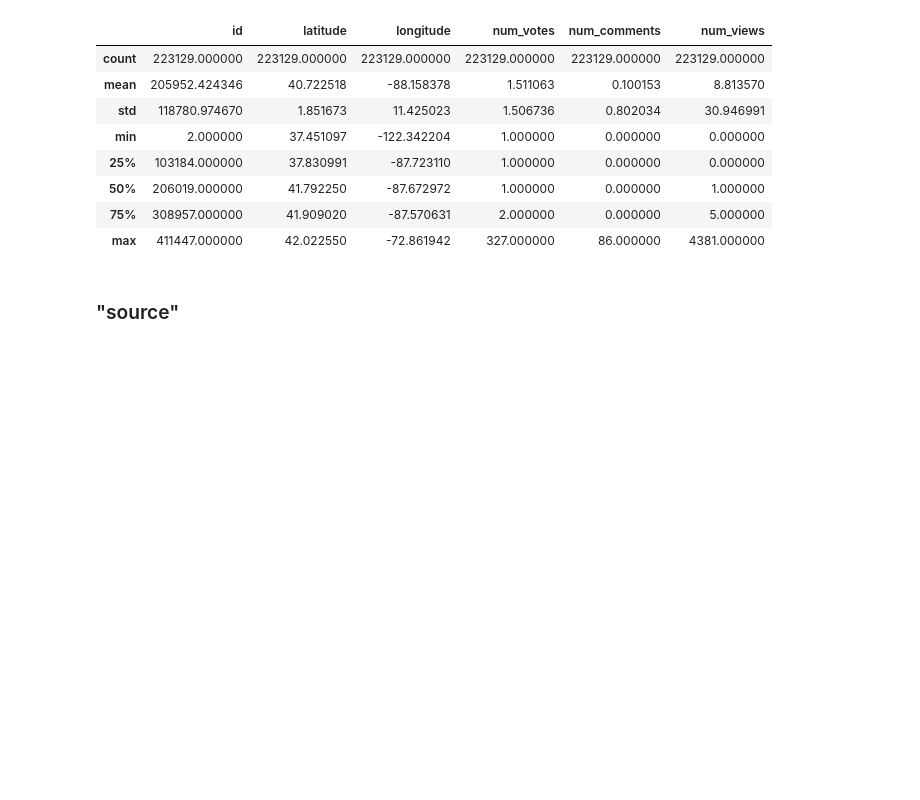
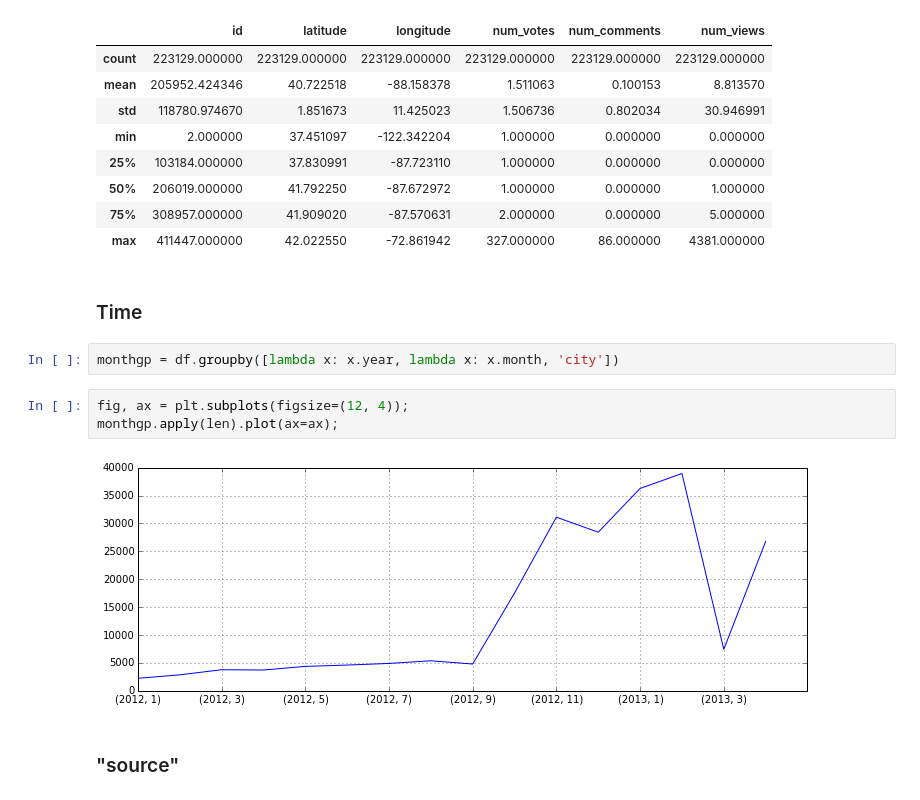
Before and after one commit to r-b-g-b/OpenData, a Jupyter notebook: 311/open311_describe.ipynb, the cells around one changed output. Cells and saved outputs as stored; diff of their text form; blank space fills up the shorter version.

```diff
--- a/311/open311_describe.ipynb
+++ b/311/open311_describe.ipynb
@@ -48,6 +51,15 @@ df.describe()
 | 50% | 206019.000000 | 41.792250 | -87.672972 | 1.000000 | 0.000000 | 1.000000 |
 | 75% | 308957.000000 | 41.909020 | -87.570631 | 2.000000 | 0.000000 | 5.000000 |
 | max | 411447.000000 | 42.022550 | -72.861942 | 327.000000 | 86.000000 | 4381.000000 |
+# %% [markdown]
+### Time
+# %%
+monthgp = df.groupby([lambda x: x.year, lambda x: x.month, 'city'])
+# %%
+fig, ax = plt.subplots(figsize=(12, 4));
+monthgp.apply(len).plot(ax=ax);
+# %% [output]
+[figure, added]
 # %% [markdown]
 ### "source"
 # %%
```
Also changed, not shown: parts of 6 cells of this notebook, 1 other file.
